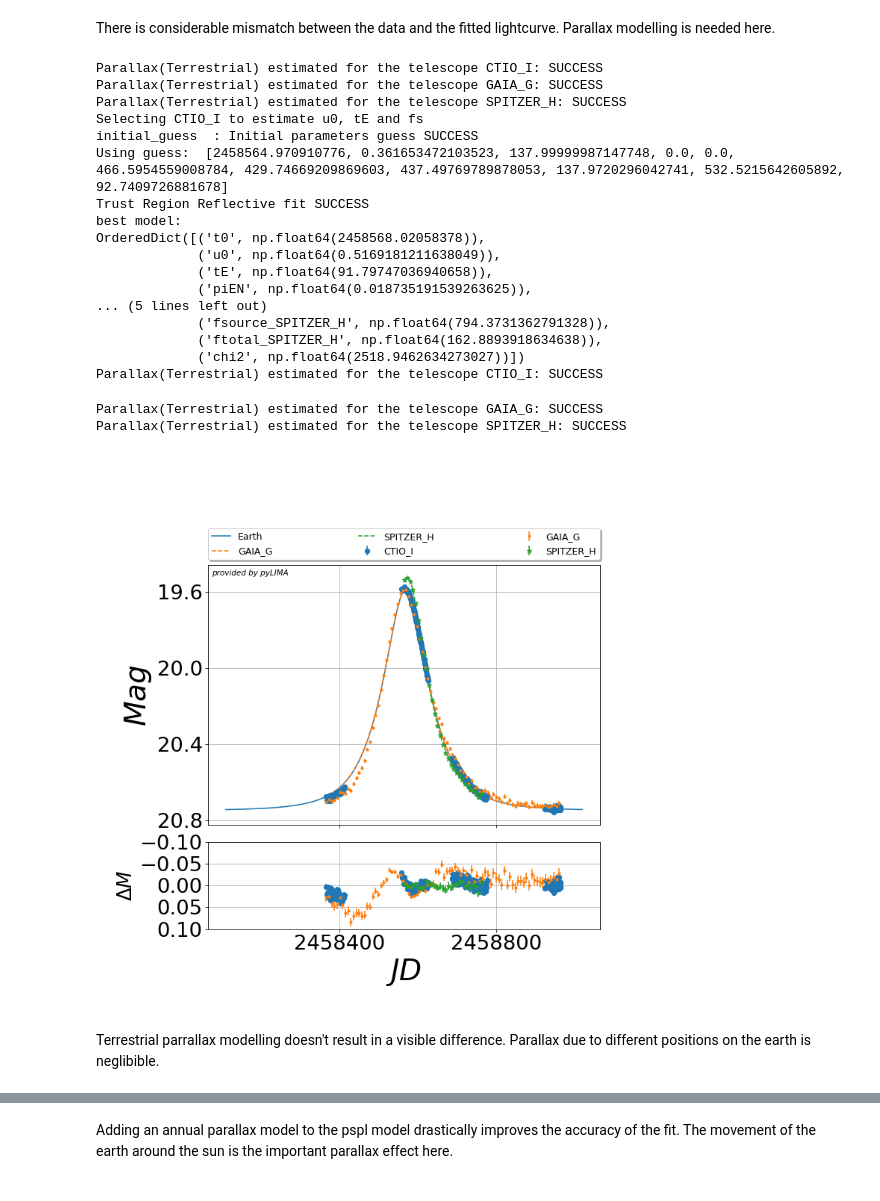
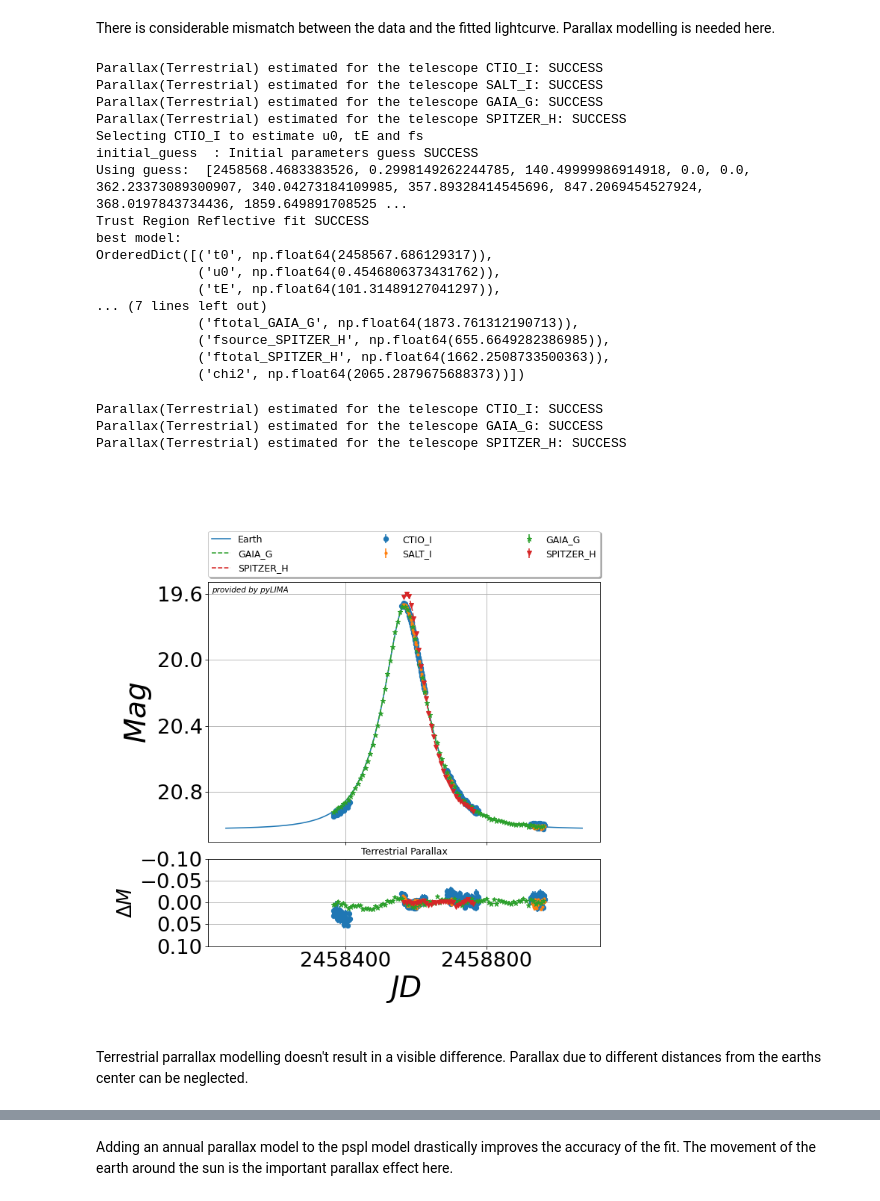
Before and after one commit to jakobdammann/pyLIMA-docs-revisit, a Jupyter notebook: examples/pyLIMA_example_parallax.ipynb, the cells around one changed output, grey strips where cells are left out. Cells and saved outputs as stored; diff of their text form; code cells hidden in the pictures.

Commit message:
added fourth telescope to parallax example, created my_project folder

```diff
--- a/examples/pyLIMA_example_parallax.ipynb
+++ b/examples/pyLIMA_example_parallax.ipynb
@@ -29,6 +32,11 @@ CTIO_I = simulator.simulate_a_telescope(name='CTIO_I', time_start=2458365.5, tim
                                         latitude = -27.130, bad_weather_percentage=10.0 / 100,
                                         moon_windows_avoidance=30, minimum_alt=30, astrometry=False)
 
+SALT_I = simulator.simulate_a_telescope(name='SALT_I', time_start=2458365.5, time_end=2458965.5, sampling=8, location='Earth', camera_filter='I',
+                                        uniform_sampling=False, altitude=1000, longitude = 20.8108,
+                                        latitude = -32.3758, bad_weather_percentage=20.0 / 100,
+                                        moon_windows_avoidance=30, minimum_alt=30, astrometry=False)
+
 GAIA_G = simulator.simulate_a_telescope(name='GAIA_G', time_start=2458365.5, time_end=2458965.5, sampling=168, location='Space', camera_filter='G',
                                         uniform_sampling=True, spacecraft_name='Gaia', astrometry=False)
 
@@ -36,6 +44,7 @@ SPITZER_H = simulator.simulate_a_telescope(name='SPITZER_H', time_start=2458565.
                                         uniform_sampling=True, spacecraft_name='Spitzer', astrometry=False)
 
 your_event.telescopes.append(CTIO_I)
+your_event.telescopes.append(SALT_I)
 your_event.telescopes.append(GAIA_G)
 your_event.telescopes.append(SPITZER_H)
 
@@ -112,35 +137,37 @@ There is considerable mismatch between the data and the fitted lightcurve. Paral
 # %%
 # Now we try this with terrestrial parallax modelling.
 pspl = PSPL_model.PSPLmodel(your_event, parallax=['Terrestrial', 2458565.5])
 my_fit = TRF_fit.TRFfit(pspl)
 my_fit.fit()
 
 # Plot the lightcurve.
-fig_chi2, _ = pyLIMA_plots.plot_lightcurves(pspl, my_fit.fit_results['best_model'])
+pyLIMA_plots.plot_lightcurves(pspl, my_fit.fit_results['best_model'])
+plt.title('Terrestrial Parallax')
 plt.show()
 # %% [output]
 Parallax(Terrestrial) estimated for the telescope CTIO_I: SUCCESS
+Parallax(Terrestrial) estimated for the telescope SALT_I: SUCCESS
 Parallax(Terrestrial) estimated for the telescope GAIA_G: SUCCESS
 Parallax(Terrestrial) estimated for the telescope SPITZER_H: SUCCESS
 Selecting CTIO_I to estimate u0, tE and fs
 initial_guess  : Initial parameters guess SUCCESS
-Using guess:  [2458564.970910776, 0.361653472103523, 137.99999987147748, 0.0, 0.0, 466.5954559008784, 429.74669209869603, 437.49769789878053, 137.9720296042741, 532.5215642605892, 92.7409726881678]
+Using guess:  [2458568.4683383526, 0.2998149262244785, 140.49999986914918, 0.0, 0.0, 362.23373089300907, 340.04273184109985, 357.89328414545696, 847.2069454527924, 368.0197843734436, 1859.649891708525 ...
 Trust Region Reflective fit SUCCESS
 best model:
-OrderedDict([('t0', np.float64(2458568.02058378)),
-             ('u0', np.float64(0.5169181211638049)),
-             ('tE', np.float64(91.79747036940658)),
-             ('piEN', np.float64(0.018735191539263625)),
-... (5 lines left out)
-             ('fsource_SPITZER_H', np.float64(794.3731362791328)),
-             ('ftotal_SPITZER_H', np.float64(162.8893918634638)),
-             ('chi2', np.float64(2518.9462634273027))])
-Parallax(Terrestrial) estimated for the telescope CTIO_I: SUCCESS
+OrderedDict([('t0', np.float64(2458567.686129317)),
+             ('u0', np.float64(0.4546806373431762)),
+             ('tE', np.float64(101.31489127041297)),
+... (7 lines left out)
+             ('ftotal_GAIA_G', np.float64(1873.761312190713)),
+             ('fsource_SPITZER_H', np.float64(655.6649282386985)),
+             ('ftotal_SPITZER_H', np.float64(1662.2508733500363)),
+             ('chi2', np.float64(2065.2879675688373))])
+Parallax(Terrestrial) estimated for the telescope CTIO_I: SUCCESS
 Parallax(Terrestrial) estimated for the telescope GAIA_G: SUCCESS
 Parallax(Terrestrial) estimated for the telescope SPITZER_H: SUCCESS
-[figure, old version]
+[figure, new version]
 # %% [markdown]
-Terrestrial parrallax modelling doesn't result in a visible difference. Parallax due to different positions on the earth is neglibible.
+Terrestrial parrallax modelling doesn't result in a visible difference. Parallax due to different distances from the earths center can be neglected.
 # %%
 # Now with an annual parallax.
 pspl = PSPL_model.PSPLmodel(your_event, parallax=['Annual', 2458565.5])
```
Also changed, not shown: parts of 7 cells of this notebook, 7 other files.
